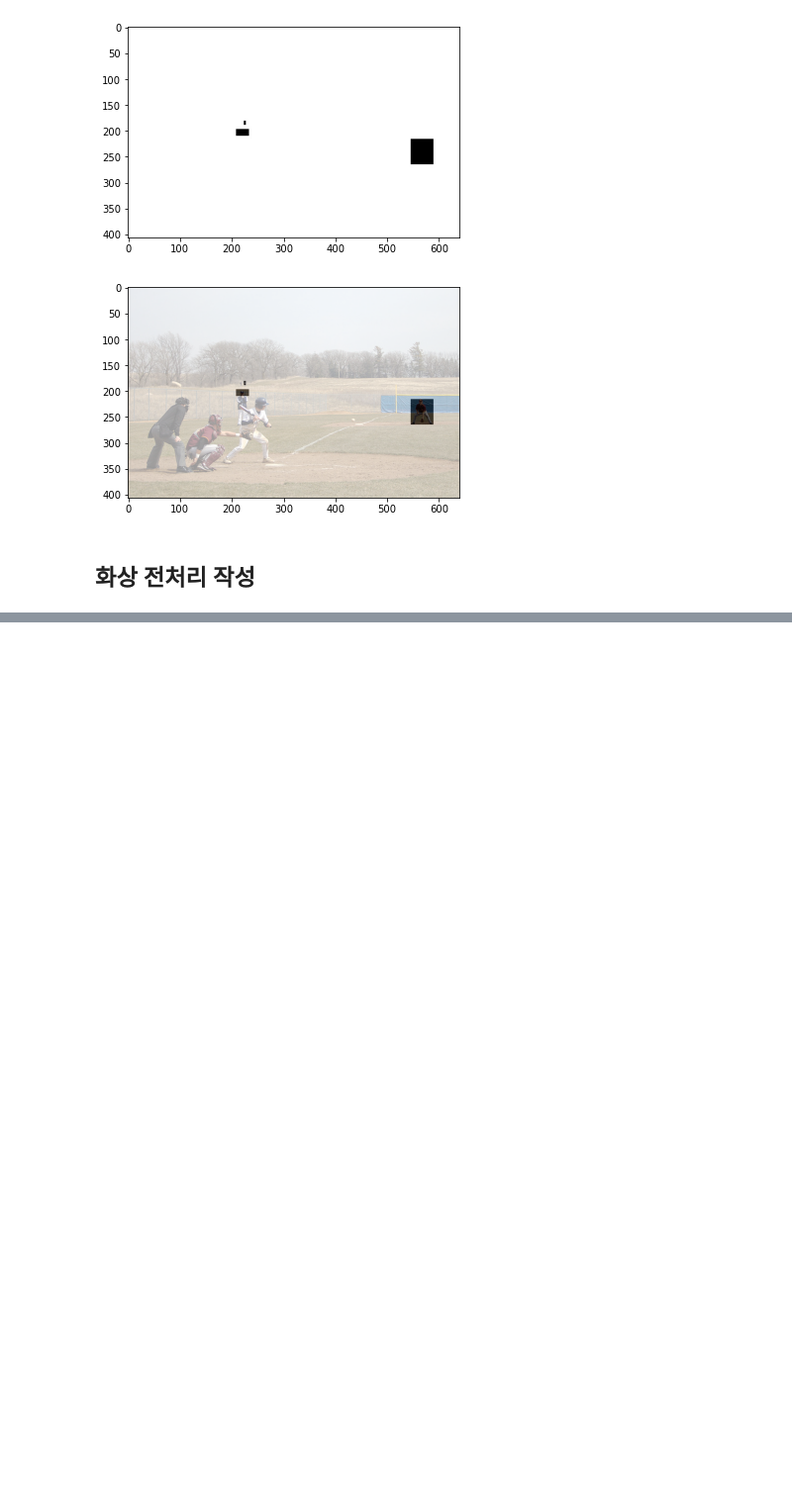
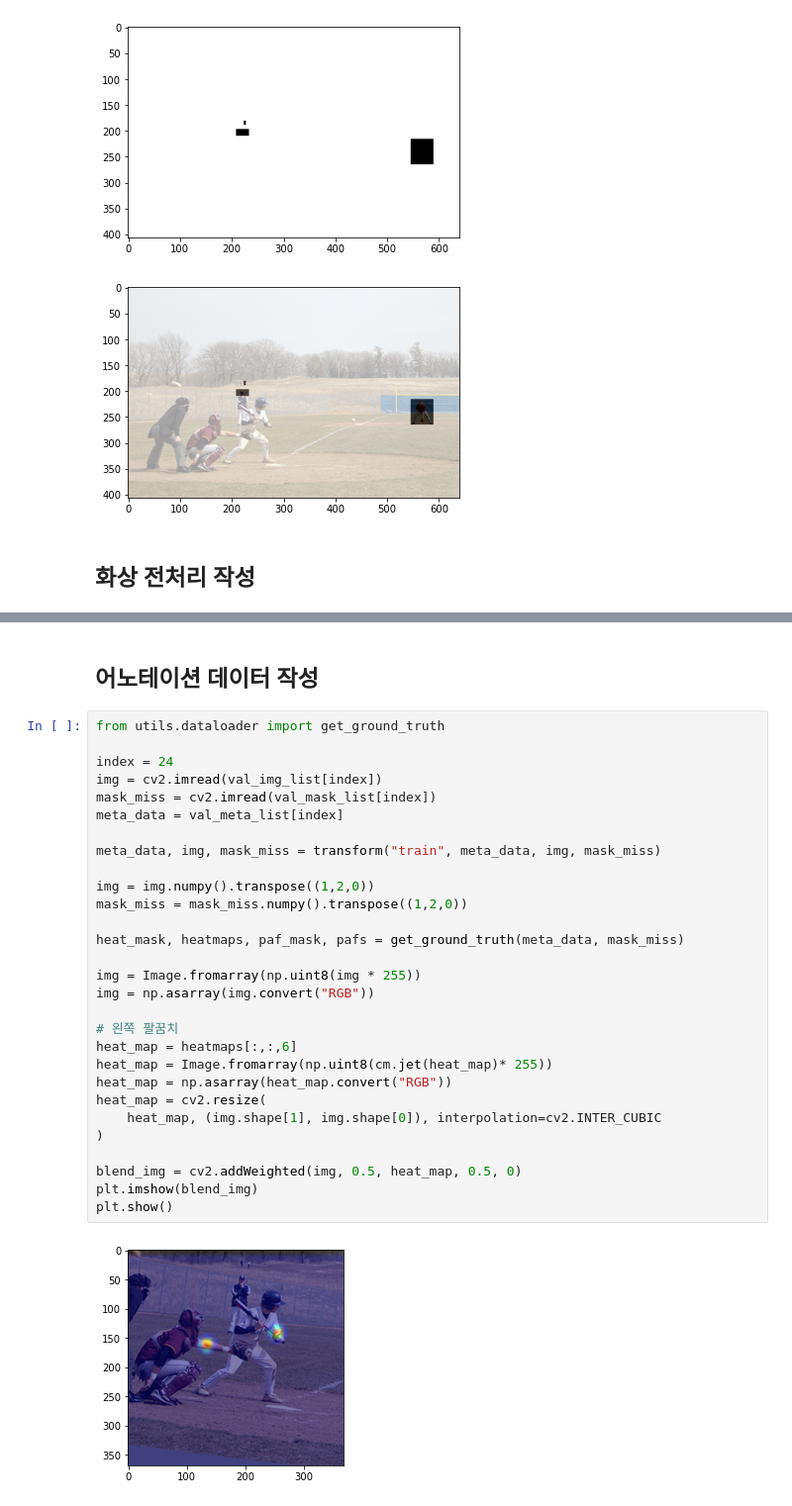
Before and after one commit to George-Polya/pytorch-advacned, a Jupyter notebook: 4_pose_estimation/DataLoader.ipynb, the cells around one changed output, grey strips where cells are left out. Shown at 99% size. Saved outputs shown, nothing was run; the diff lists cells and outputs as text; blank space fills up the shorter version.

Commit message:
openpose dataloader, network

```diff
--- a/4_pose_estimation/DataLoader.ipynb
+++ b/4_pose_estimation/DataLoader.ipynb
@@ -162,0 +163,33 @@ Clipping input data to the valid range for imshow with RGB data ([0..1] for floa
+# %% [markdown]
+## 어노테이션 데이터 작성
+# %%
+from utils.dataloader import get_ground_truth
+
+index = 24
+img = cv2.imread(val_img_list[index])
+mask_miss = cv2.imread(val_mask_list[index])
+meta_data = val_meta_list[index]
+
+meta_data, img, mask_miss = transform("train", meta_data, img, mask_miss)
+
+img = img.numpy().transpose((1,2,0))
+mask_miss = mask_miss.numpy().transpose((1,2,0))
+
+heat_mask, heatmaps, paf_mask, pafs = get_ground_truth(meta_data, mask_miss)
+
+img = Image.fromarray(np.uint8(img * 255))
+img = np.asarray(img.convert("RGB"))
+
+# 왼쪽 팔꿈치
+heat_map = heatmaps[:,:,6]
+heat_map = Image.fromarray(np.uint8(cm.jet(heat_map)* 255))
+heat_map = np.asarray(heat_map.convert("RGB"))
+heat_map = cv2.resize(
+    heat_map, (img.shape[1], img.shape[0]), interpolation=cv2.INTER_CUBIC
+)
+
+blend_img = cv2.addWeighted(img, 0.5, heat_map, 0.5, 0)
+plt.imshow(blend_img)
+plt.show()
+# %% [output]
+[figure, added]
```
Also changed, not shown: parts of 8 cells of this notebook, 1 other file.
